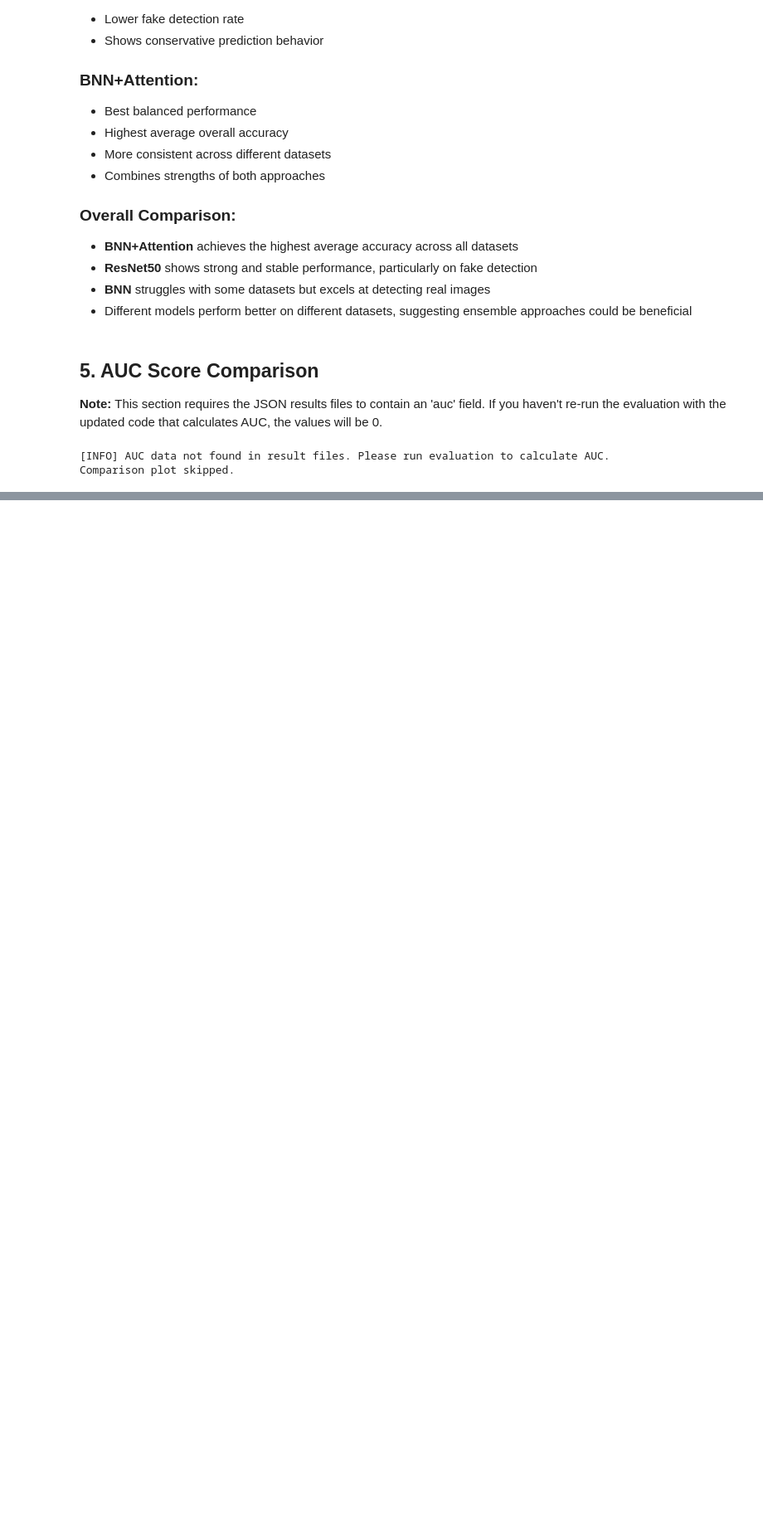
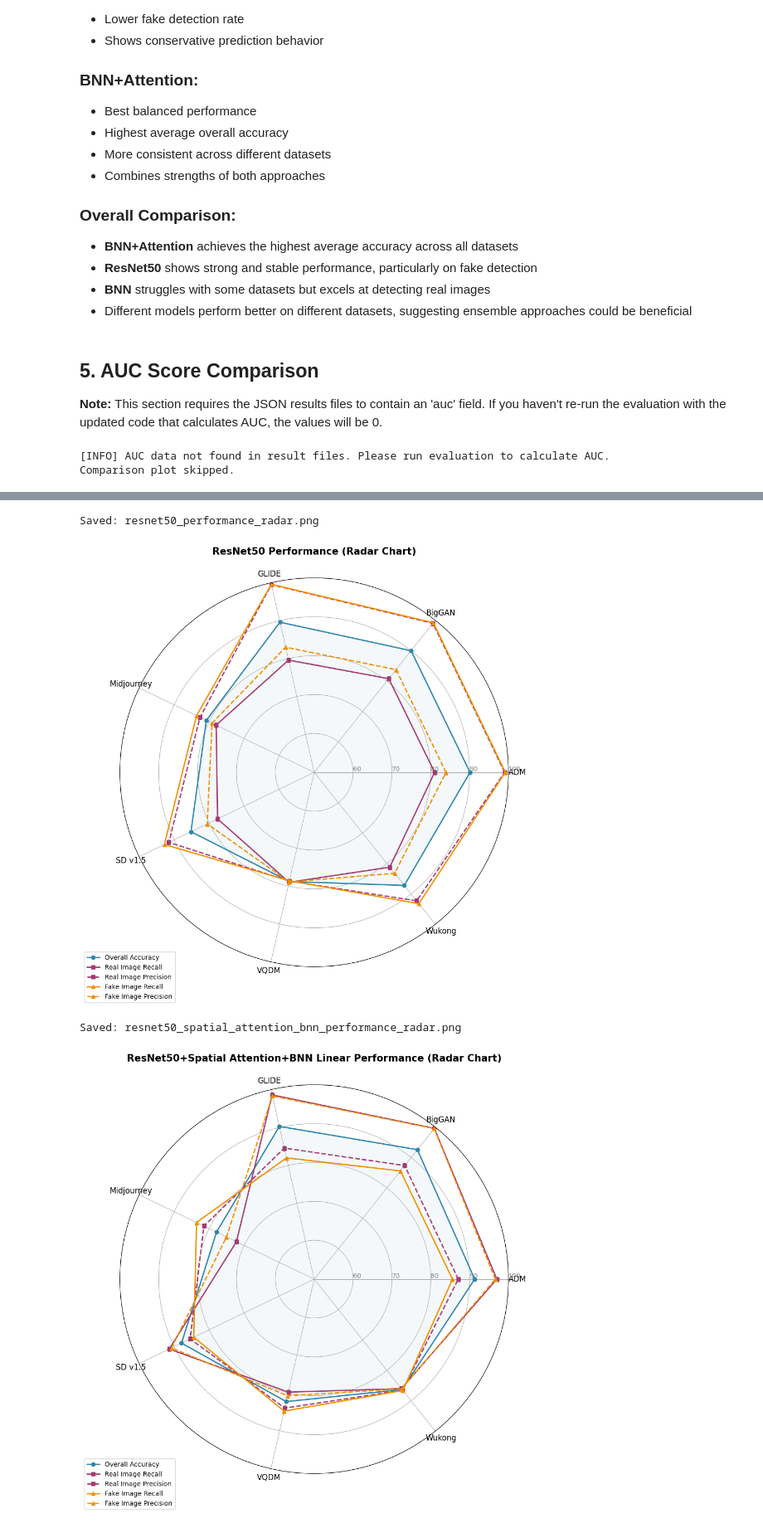
Before and after one commit to CVLabWorks/CVIMGDetection, a Jupyter notebook: ResNetSolution/plot_individual_models.ipynb, the cells around one changed output, grey strips where cells are left out. Shown at 83% size. Drawn from its saved outputs; the diff is of its cells as text; code cells hidden in the pictures; blank space fills up the shorter version.

```diff
--- a/ResNetSolution/plot_individual_models.ipynb
+++ b/ResNetSolution/plot_individual_models.ipynb
@@ -453,0 +577,26 @@ Comparison plot skipped.
+# %%
+# Plot for ResNet50
+plot_model_performance_radar(
+    'results/results_resnet.json',
+    'ResNet50',
+    'resnet50_performance'
+)
+
+# Plot for ResNet50+Attention+BNN
+plot_model_performance_radar(
+    'results/results_bnn_attention.json',
+    'ResNet50+Spatial Attention+BNN Linear',
+    'resnet50_spatial_attention_bnn_performance'
+)
+
+# Plot for ResNet50+BNN
+plot_model_performance_radar(
+    'results/results_bnn.json',
+    'ResNet50+BNN Linear',
+    'resnet50_bnn_linear_performance'
+)
+# %% [output]
+Saved: resnet50_performance_radar.png
+[figure, added]
+Saved: resnet50_spatial_attention_bnn_performance_radar.png
+[figure, added]
```
Also changed, not shown: parts of 5 cells of this notebook, 4 other files.
